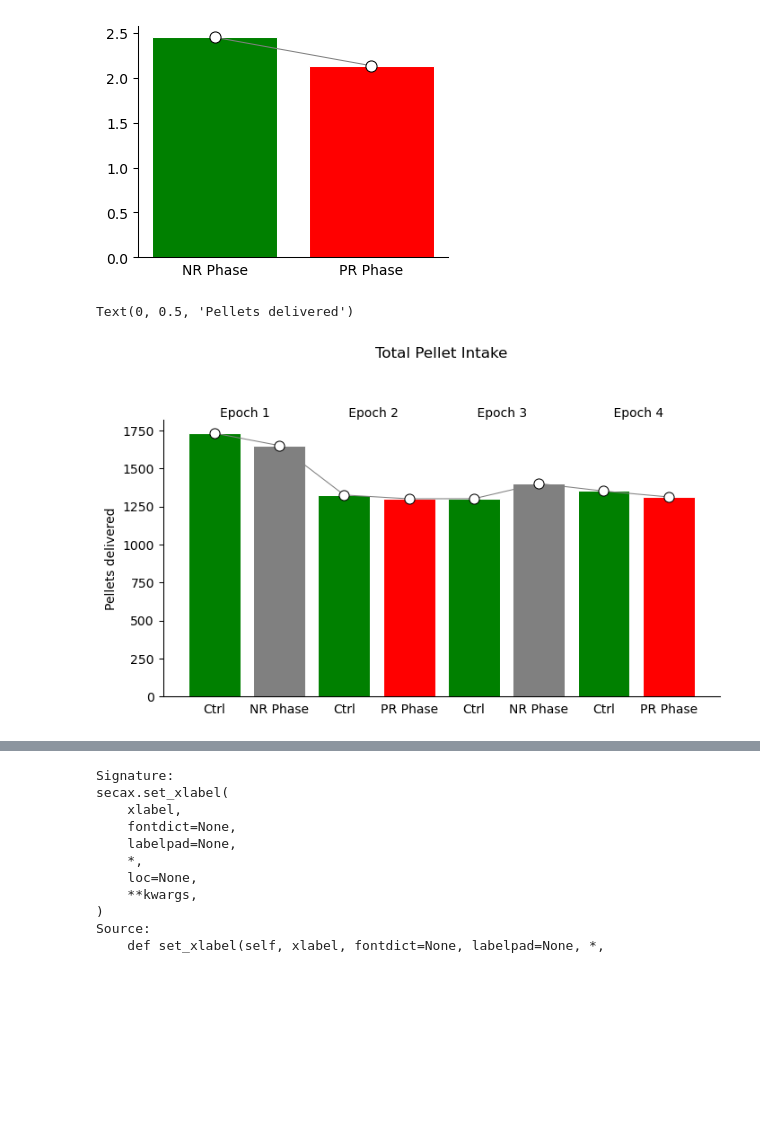
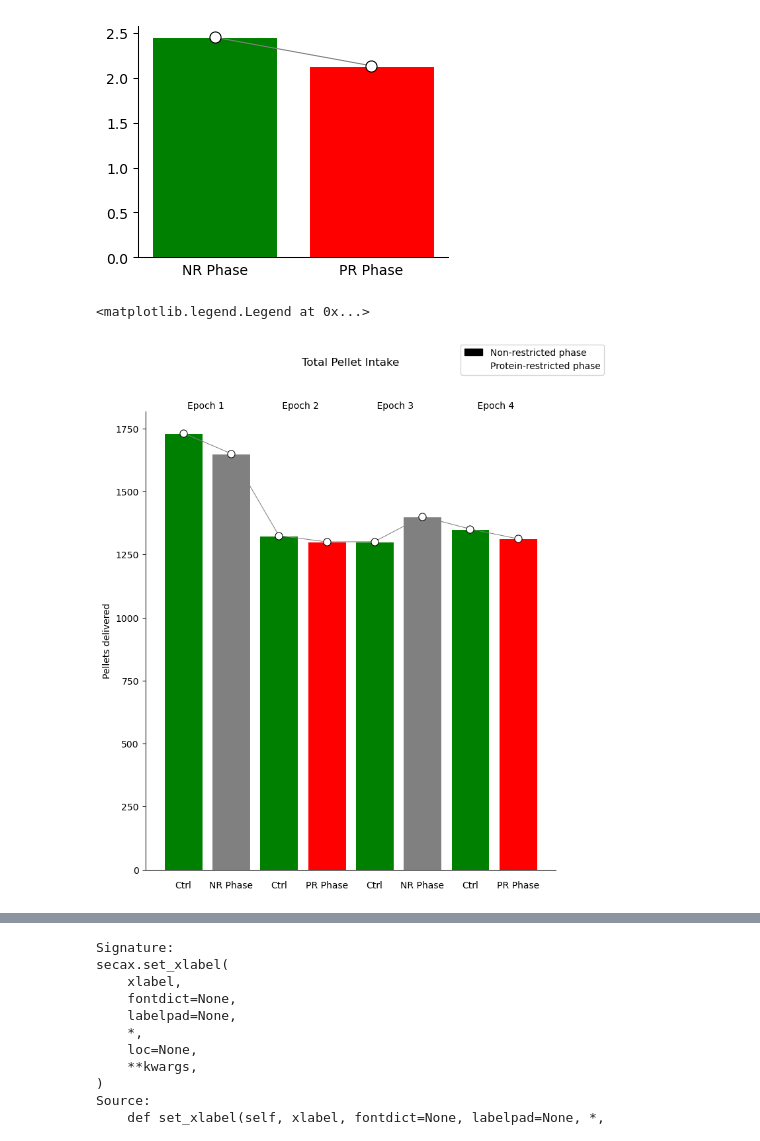
Before and after one commit to Htbibalan/FEDPROTEINPRO, a Jupyter notebook: notebooks/FEDXC_readdata_new.ipynb, the cells around one changed output, grey strips where cells are left out. Drawn from its saved outputs; the diff is of its cells as text; code cells hidden in the pictures; blank space fills up the shorter version.

```diff
--- a/notebooks/FEDXC_readdata_new.ipynb
+++ b/notebooks/FEDXC_readdata_new.ipynb
@@ -258,0 +246,24 @@ mealsize_by_day (ff_dict_all_epochs["FEDXC01"]["pellets"])
+# %%
+def mealsize_by_day(df):
+    return (df
+            .rename(index="mealsize")
+            .resample("d", offset = "8H")
+            .apply(lambda df_: df_.count()/sum(df_ > 60))
+
+#              .reset_index()
+
+           )
+#mealsize_by_day (ff_dict_all_epochs["FEDXC01"]["pellets"])
+
+
+ctl=[]
+exp=[]
+for key, val in ff_dict_all_epochs.items():
+    if val["order"] == 1:
+        ctl.append(mealsize_by_day(val["pellets"]))
+    elif val["order"] == 2:
+        exp.append(mealsize_by_day(val["pellets"]))
+
+ctl_meal_size= clean_df(ctl)
+
+exp_meal_size= clean_df(exp)
@@ -514,39 +569,39 @@ CTL_Pellets_E4_NR = CTL_Pellets.loc[CTL_Pellets["epoch"] == "E4", ["n_pellets"]]
 #     return sum(lst)/len(lst)
 
 
-f, ax = plt.subplots(figsize= (8, 4))
+f, ax = plt.subplots(figsize= (8, 9))
 _, _, barlist, _ = tp.barscatter([CTL_Pellets_E1_NR,EXP_Pellets_E1_NR,CTL_Pellets_E2_NR,EXP_Pellets_E2_PR,CTL_Pellets_E3_NR,EXP_Pellets_E3_NR,CTL_Pellets_E4_NR,EXP_Pellets_E4_PR], ax=ax, paired=True,linewuidth =1, groupwidth = 0.70,
 barfacecolor_option="individual", baredgecolor= ["white"], barfacecolor=["green", "gray","green", "red","green", "gray","green", "red"],
 barlabels = ["Ctrl", "NR Phase","Ctrl", "PR Phase","Ctrl", "NR Phase","Ctrl", "PR Phase",] )
 ax.set_title("Total Pellet Intake", pad= 50)
 
 
 
 
 
 
 secax = ax.secondary_xaxis('top', color = "black" )
 secax.set_xlabel( "Epoch 1                    Epoch 2                    Epoch 3                      Epoch 4", labelpad= -14.5)
 secax.tick_params(axis='x', colors='white')
 secax.spines['top'].set_color('white')
 ax.set_ylabel("Pellets delivered",fontsize = 10)
 
 
-
+fed_cols= ["black", "white"]
 NR_patch = mpatches.Patch(color=fed_cols[0], label='Non-restricted phase')
 PR_patch = mpatches.Patch(color=fed_cols[1], label='Protein-restricted phase')
 
-ax[2].legend(handles=[NR_patch, PR_patch],
+ax.legend(handles=[NR_patch, PR_patch],
              bbox_to_anchor=(1, 1),
              bbox_transform=f.transFigure)
 # ax.axes.secondary_xaxis.set_ticklabels([])
 # # secax.yticks([])
 # plt.show()
 # # secax.set_axis_off()
 # for side in ['top','right','bottom','left']:
 #     ax.spines[side].set_visible(True)
 # secax.tick_params(axis='both',which='both',labelbottom=False,bottom=False,left=False)
 # secax.set_yticks([min(y),max(y)])
 # %% [output]
-Text(0, 0.5, 'Pellets delivered')
+<matplotlib.legend.Legend at 0x...>
-[figure, old version]
+[figure, new version]
```
Also changed, not shown: parts of 12 cells of this notebook, 1 other file.
